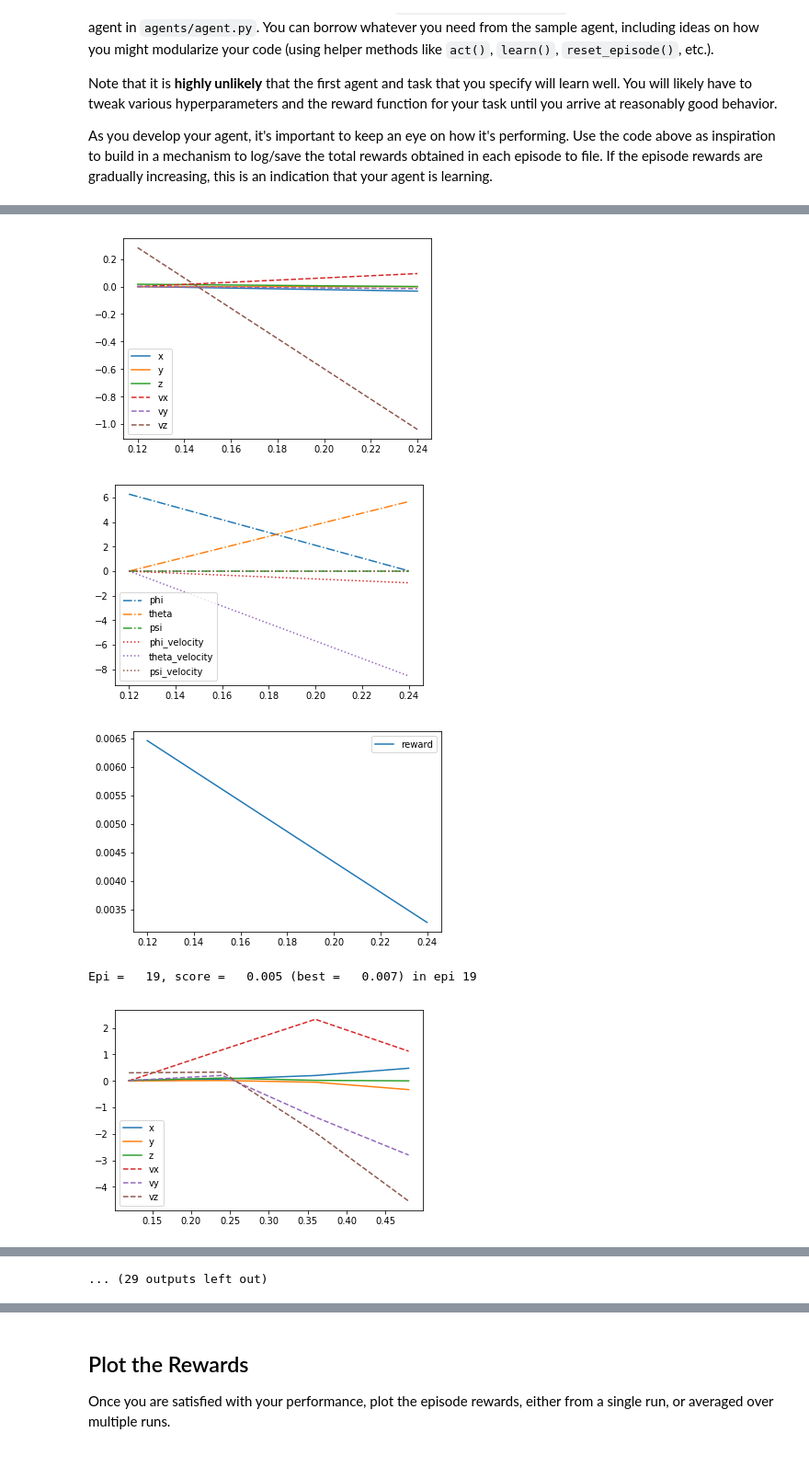
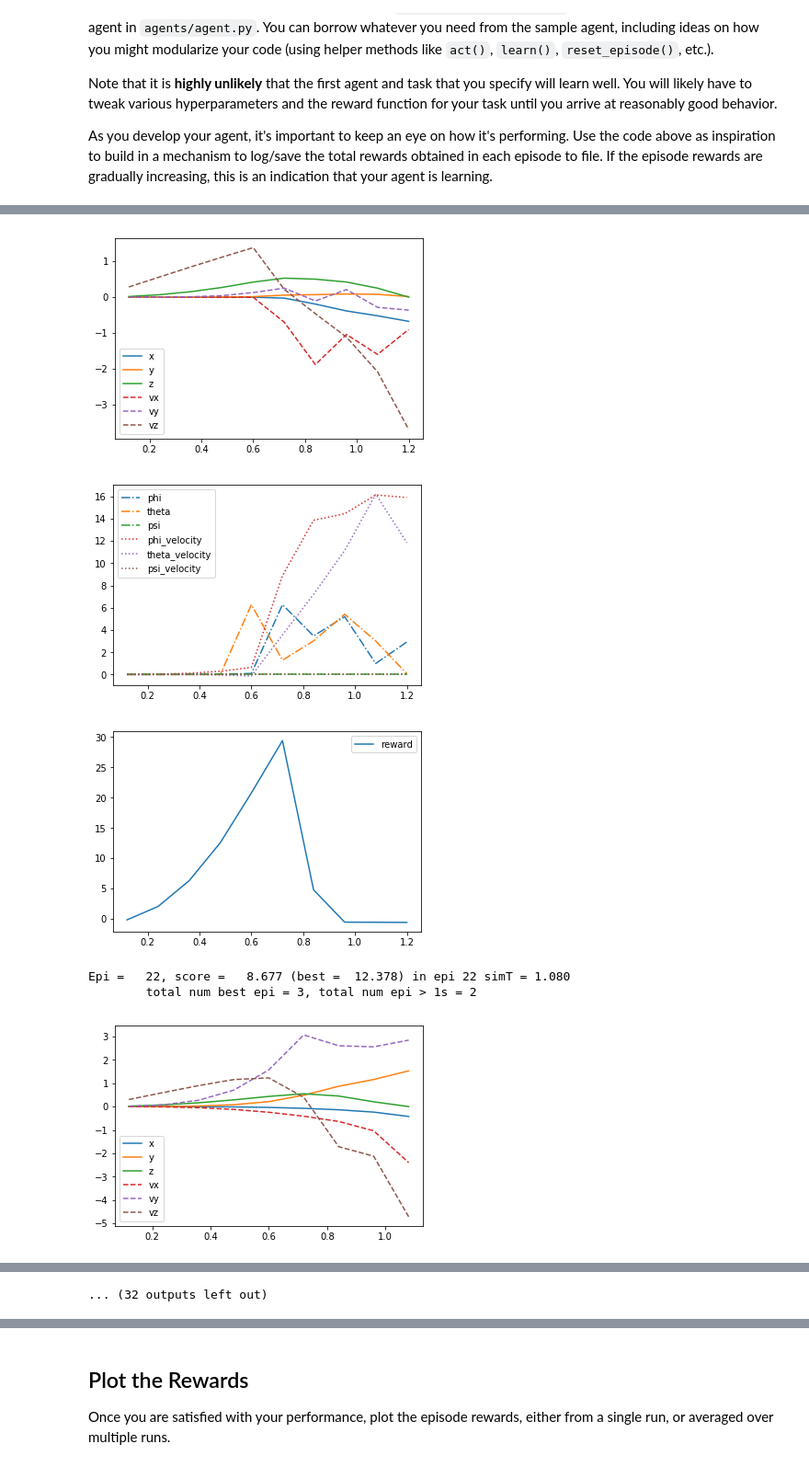
Before and after one commit to smmuzza/RL-Quadcopter-2, a Jupyter notebook: Quadcopter_Project.ipynb, the cells around one changed output, grey strips where cells are left out. Shown at 92% size. Cells and saved outputs as stored; diff of their text form; code cells hidden in the pictures.

```diff
--- a/Quadcopter_Project.ipynb
+++ b/Quadcopter_Project.ipynb
@@ -235,13 +235,13 @@ import csv
 # scenario 1, try to go straight up
 init_pose = np.array([0., 0., 0.0, 0., 0., 0.])
 target_pose = np.array([0., 0., 10.]) #SMM original [0., 0., 10.]
-simTime = 5 # make the sim run longer so the agent has more chance to adapt
+simTime = 5 # default 5, make the sim run longer so the agent has more chance to adapt
 
 # init task (reward structure), and agent
 task = Task(init_pose=init_pose, target_pos=target_pose, runtime=simTime)
 my_agent = DDPG(task)
-print(my_agent)
 
+# data fields to save for plotting
 import matplotlib.pyplot as plt
 %matplotlib inline
 labels = ['episode', 'time', 'reward', 'x', 'y', 'z', 'phi', 'theta', 'psi', 'x_velocity',
@@ -249,10 +249,16 @@ labels = ['episode', 'time', 'reward', 'x', 'y', 'z', 'phi', 'theta', 'psi', 'x_
       'psi_velocity', 'rotor_speed1', 'rotor_speed2', 'rotor_speed3', 'rotor_speed4']
 
 
-# Run the simulation, and save the results.
-num_episodes = 2500
+# episode parameters
+# count how many times a new best reward is found, as an indication
+# of the quality of the reward function
+num_episodes = 1000
 best_reward = -np.inf
 best_episode = 0
+numBestEpisode = 0
+numEpisodeGreaterThanASecond = 0
+
+# Run the simulation, and save the results.
 showPlotEachEpisode = False
 file_output = 'my_agent.txt' # save my results
 with open(file_output, 'w') as csvfile:
@@ -264,14 +270,6 @@ with open(file_output, 'w') as csvfile:
         plotBestEpisode = False
 
         # gather info for each episode to plot it
-        xPos = []
-        yPos = []
-        zPos = []
-        vx = []
-        vy = []
-        vz = []
-        time = []
-
         results = {x : [] for x in labels}
 
         while True:
@@ -280,15 +278,6 @@ with open(file_output, 'w') as csvfile:
             next_state, reward, done = task.step(action)
             my_agent.step(action, reward, next_state, done)
             state = next_state
-
-            # append to indivdual variables
-            xPos.append(task.sim.pose[0])
-            yPos.append(task.sim.pose[1])
-            zPos.append(task.sim.pose[2])
-            vx.append(task.sim.v[0])
-            vy.append(task.sim.v[1])
-            vz.append(task.sim.v[2])
-            time.append(task.sim.time)
 
             # append to results
             to_write = [i_episode] + [task.sim.time] + [reward] + list(task.sim.pose)\
@@ -299,23 +288,31 @@ with open(file_output, 'w') as csvfile:
 
             if done:
                 if my_agent.score > best_reward:
-                    best_reward = my_agent.score
+                    best_reward = my_agent.score # this is the critic score after gamma multiply
                     best_episode = i_episode
                     plotBestEpisode = True
+                    numBestEpisode += 1
 
-                print("\rEpi = {:4d}, score = {:7.3f} (best = {:7.3f}) in epi {}".format(
-                    i_episode, my_agent.score, my_agent.best_score, best_episode), end="")  # [debug]
+                # if time is greater that 1 seconds, indication of quality (survived)
+                if max(results['time']) > 1:
+                    numEpisodeGreaterThanASecond += 1
 
-                # plot last 10 episodes, until best epi, or show all on
-                if showPlotEachEpisode or plotBestEpisode or i_episode > num_episodes - 10:
+                print("\nEpi = {:4d}, score = {:7.3f} (best = {:7.3f}) in epi {} simT = {:2.3f}\n".format(
+                    i_episode, my_agent.score, my_agent.best_score, best_episode, max(results['time'])), end="")
+                print("\ttotal num best epi = {}, total num epi > 1s = {}".format(
+                    numBestEpisode, numEpisodeGreaterThanASecond), end="")
+
+                # plot last N episodes, until best epi, or show all on
+                finalEpiToPlot = 1
+                if showPlotEachEpisode or plotBestEpisode or i_episode > num_episodes - finalEpiToPlot:
                     # plot linear info
                     plt.figure(i_episode)
-                    plt.plot(time, xPos, label='x')
-                    plt.plot(time, yPos, label='y')
-                    plt.plot(time, zPos, label='z')
-                    plt.plot(time, vx, label='vx', linestyle='--')
-                    plt.plot(time, vy, label='vy', linestyle='--')
-                    plt.plot(time, vz, label='vz', linestyle='--')
+                    plt.plot(results['time'], results['x'], label='x')
+                    plt.plot(results['time'], results['y'], label='y')
+                    plt.plot(results['time'], results['z'], label='z')
+                    plt.plot(results['time'], results['x_velocity'], label='vx', linestyle='--')
+                    plt.plot(results['time'], results['y_velocity'], label='vy', linestyle='--')
+                    plt.plot(results['time'], results['z_velocity'], label='vz', linestyle='--')
                     plt.legend()
                     plt.show()
                     # plot angluar info
@@ -346,5 +359,6 @@ Epi =   16, score =   0.005 (best =   0.005) in epi 16
-[figure, old version]
+[figure, new version]
-[figure, old version]
+[figure, new version]
-[figure, old version]
+[figure, new version]
-Epi =   19, score =   0.005 (best =   0.007) in epi 19
+Epi =   22, score =   8.677 (best =  12.378) in epi 22 simT = 1.080
+        total num best epi = 3, total num epi > 1s = 2
-[figure, old version]
+[figure, new version]
@@ -353 +367 @@ Epi =   19, score =   0.005 (best =   0.007) in epi 19
-... (29 outputs left out)
+... (32 outputs left out)
```
Also changed, not shown: parts of 6 cells of this notebook, 4 other files.
